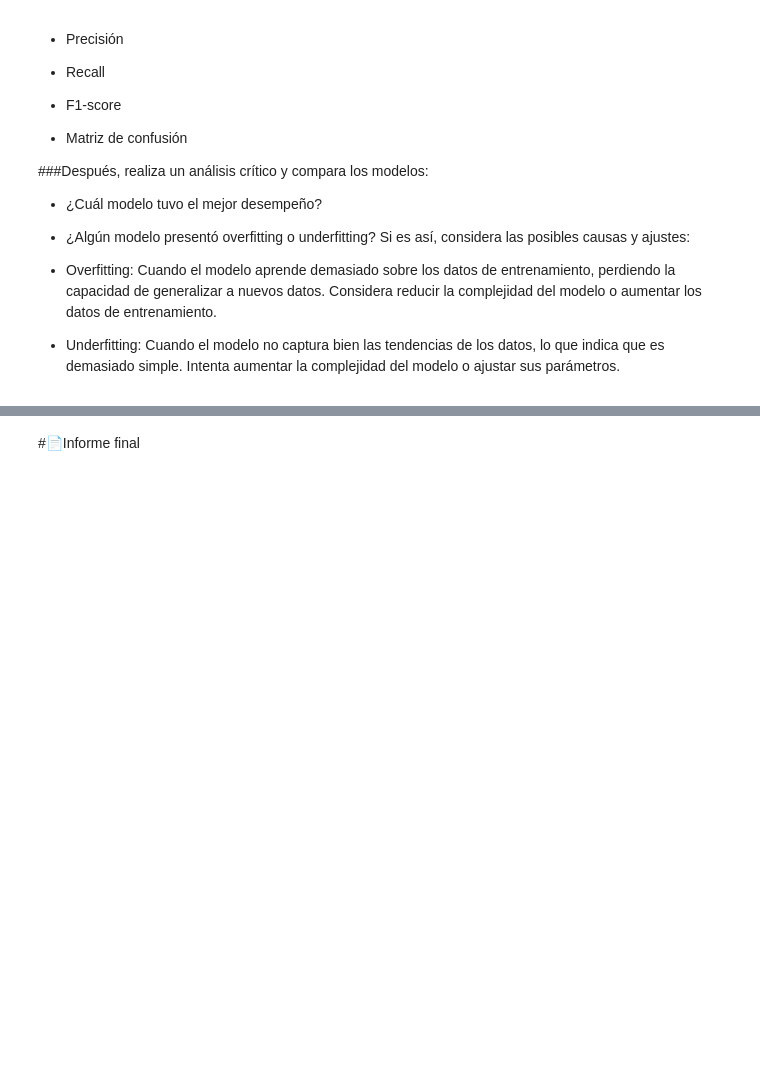
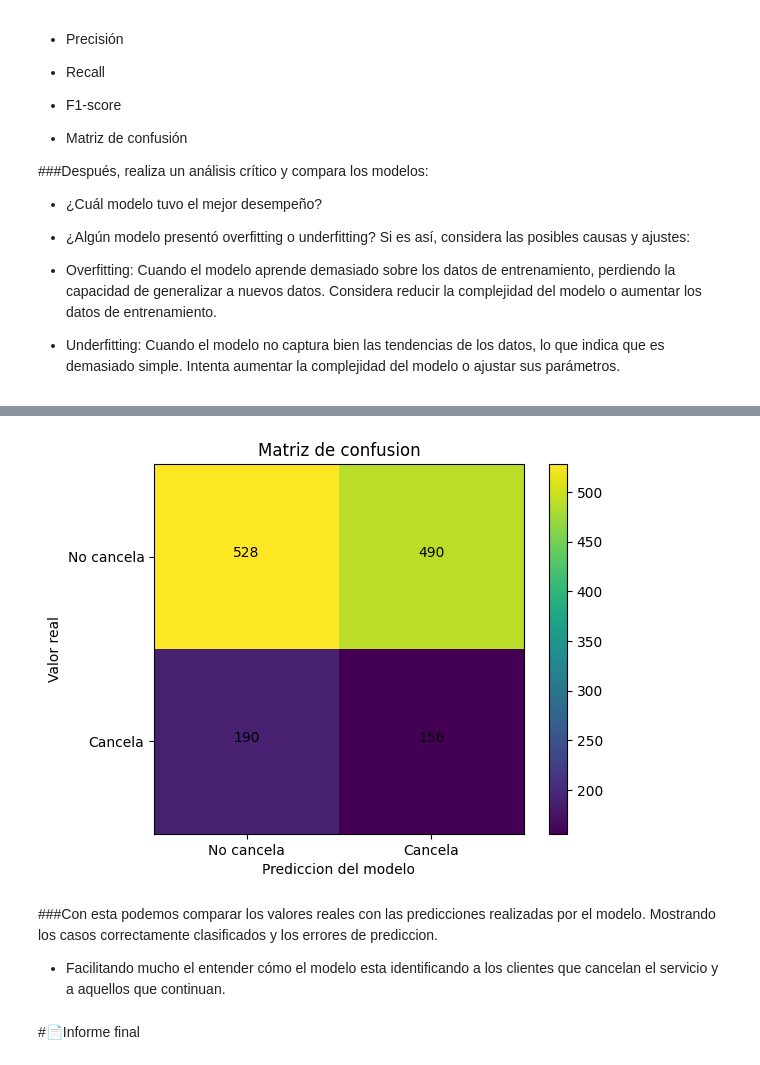
Before and after one commit to Daiana2213/Challenge-TelecomX_part2, a Jupyter notebook: TelecomX_LATAM2.ipynb, the cells around one changed output, grey strips where cells are left out. Drawn from its saved outputs; the diff is of its cells as text; code cells hidden in the pictures; blank space fills up the shorter version.

```diff
--- a/TelecomX_LATAM2.ipynb
+++ b/TelecomX_LATAM2.ipynb
@@ -850,0 +890,5 @@ Divide el conjunto de datos en entrenamiento y prueba para evaluar el rendimient
+# %%
+X = df.drop('Churn', axis=1)
+y = df['Churn']
+
+X_train, X_test, y_train, y_test = train_test_split(X, y, test_size=0.2, random_state=42)
@@ -864,0 +918,6 @@ Justificación:
+# %%
+#Aqui sera con regresion logistica
+#Este usa la data pero ya normalizada
+modelo_lr = LogisticRegression(max_iter=1000, class_weight='balanced')
+modelo_lr.fit(X_train_scaled, y_train)
+pred_lr = modelo_lr.predict(X_test_scaled)
@@ -905,3 +1000,25 @@ Justificación:
+# %%
+cm = confusion_matrix(y_test, pred_lr)
+
+plt.imshow(cm)
+plt.title("Matriz de confusion")
+plt.xlabel("Prediccion del modelo")
+plt.ylabel("Valor real")
+plt.colorbar()
+
+for fila in range(len(cm)):
+    for columna in range(len(cm[0])):
+        plt.text(columna, fila, cm[fila][columna], ha="center")
+
+plt.xticks([0,1], ["No cancela", "Cancela"])
+plt.yticks([0,1], ["No cancela", "Cancela"])
+plt.show()
+# %% [output]
+[figure, added]
+# %% [markdown]
+###Con esta podemos comparar los valores reales con las predicciones realizadas por el modelo. Mostrando los casos correctamente clasificados y los errores de prediccion.
+
+* Facilitando mucho el entender cómo el modelo esta identificando a los clientes que cancelan el servicio y a aquellos que continuan.
 # %% [markdown]
 #📄Informe final
 # %% [markdown]
```
Also changed, not shown: parts of 20 cells of this notebook.
